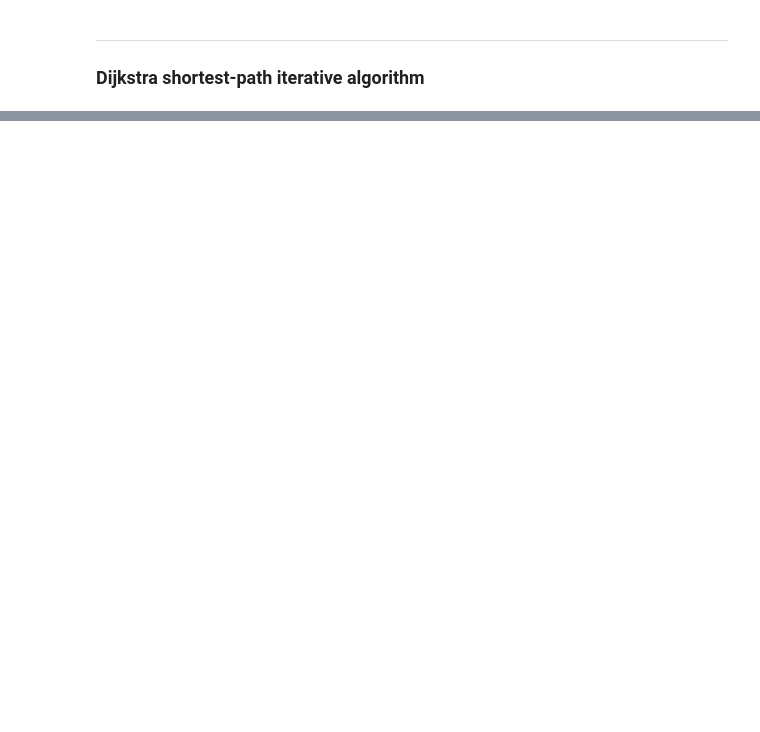
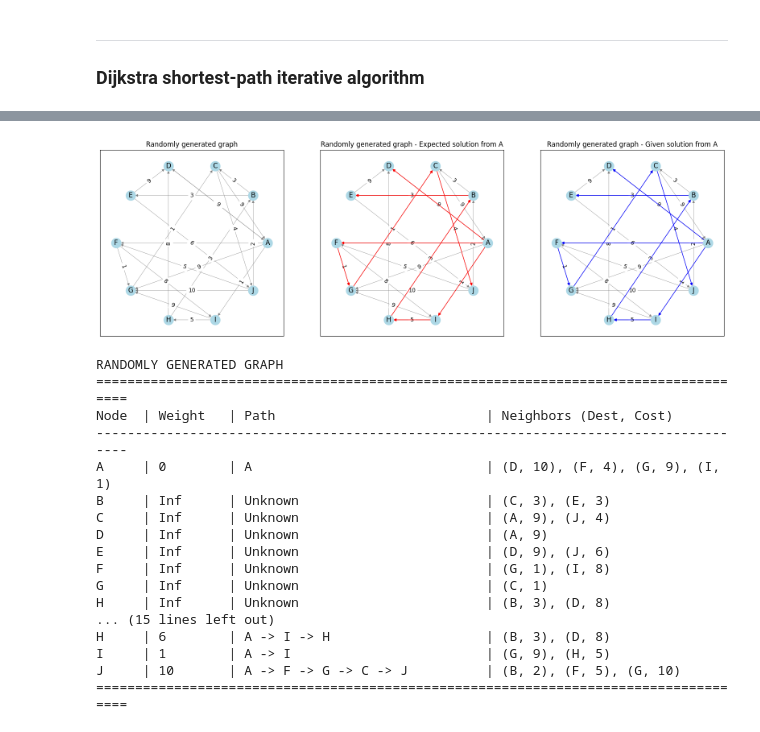
Before and after one commit to ASerraMartin/SAC_Spark, a Jupyter notebook: SAC_Spark.ipynb, the cells around one changed output, grey strips where cells are left out. Drawn from its saved outputs; the diff is of its cells as text; code cells hidden in the pictures; blank space fills up the shorter version.

```diff
--- a/SAC_Spark.ipynb
+++ b/SAC_Spark.ipynb
@@ -335,0 +368,43 @@ J     | 35.0     | A -> G -> D -> F -> I -> J     | (E, 1)
+# %%
+# Solved randomly generated graph
+plt.figure(figsize=(20, 6))
+
+plt.subplot(1, 3, 1)
+plt.title("Randomly generated graph")
+plot_graph(G_rand)
+
+plt.subplot(1, 3, 2)
+plt.title("Randomly generated graph - Expected solution from A")
+plot_graph(G_rand, solution=True, source_node="A")
+
+plt.subplot(1, 3, 3)
+plt.title("Randomly generated graph - Given solution from A")
+plot_graph(G_rand, spark_solution=G_rand_solved)
+
+plt.show()
+
+# Graph data
+print("\n")
+print("RANDOMLY GENERATED GRAPH")
+print_pyspark_data(G_rand_pyspark)
+print("RANDOMLY GENERATED GRAPH - SOLVED")
+print_pyspark_data(G_rand_solved)
+# %% [output]
+[figure, added]
+RANDOMLY GENERATED GRAPH
+=====================================================================================
+Node  | Weight   | Path                           | Neighbors (Dest, Cost)
+-------------------------------------------------------------------------------------
+A     | 0        | A                              | (D, 10), (F, 4), (G, 9), (I, 1)
+B     | Inf      | Unknown                        | (C, 3), (E, 3)
+C     | Inf      | Unknown                        | (A, 9), (J, 4)
+D     | Inf      | Unknown                        | (A, 9)
+E     | Inf      | Unknown                        | (D, 9), (J, 6)
+F     | Inf      | Unknown                        | (G, 1), (I, 8)
+G     | Inf      | Unknown                        | (C, 1)
+H     | Inf      | Unknown                        | (B, 3), (D, 8)
+... (15 lines left out)
+H     | 6        | A -> I -> H                    | (B, 3), (D, 8)
+I     | 1        | A -> I                         | (G, 9), (H, 5)
+J     | 10       | A -> F -> G -> C -> J          | (B, 2), (F, 5), (G, 10)
+=====================================================================================
```
Also changed, not shown: parts of 20 cells of this notebook.
